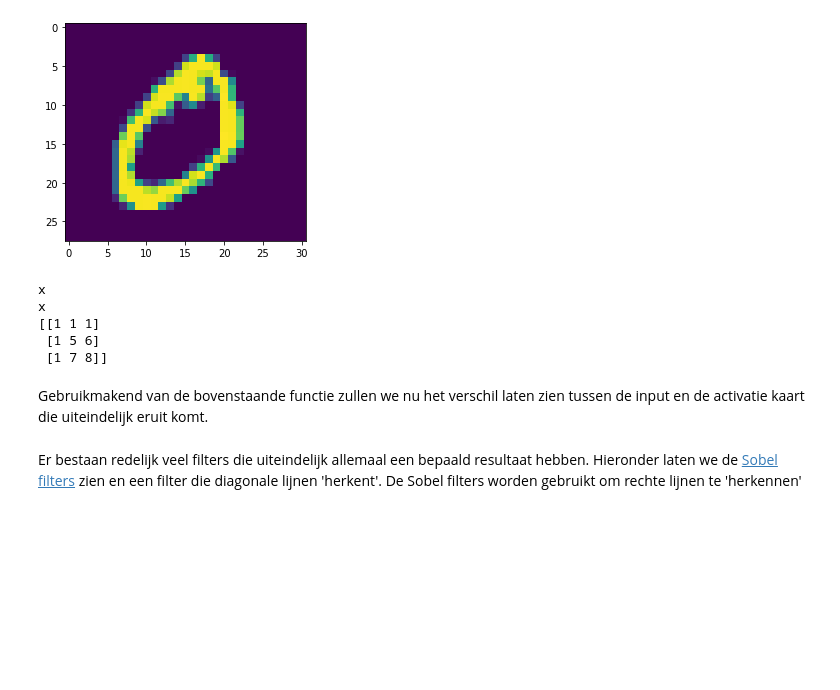
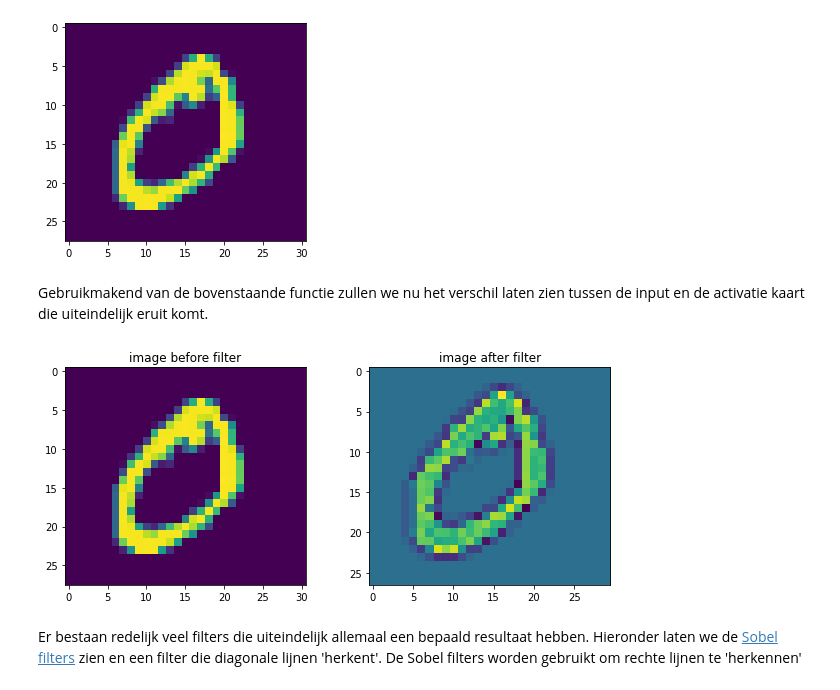
Before and after one commit to Pink-Shadow/VISN, a Jupyter notebook: Modules/module6/ML-Workshop-CNN/2-CNN-layers_explained.ipynb, the cells around one changed output. Cells and saved outputs as stored; diff of their text form; code cells hidden in the pictures; blank space fills up the shorter version.

```diff
--- a/Modules/module6/ML-Workshop-CNN/2-CNN-layers_explained.ipynb
+++ b/Modules/module6/ML-Workshop-CNN/2-CNN-layers_explained.ipynb
@@ -69,7 +70,7 @@ def convolve(image, filt):
     # hint: de output array is 2 pixels kleiner dan de originele image in de lengte en breedte
     shape = image.shape
     # output = np.array([])
-    output = np.empty( shape = (shape[0]-1, shape[1]-1) )
+    output = np.zeros( (shape[0]-1, shape[1]-1) )
 
 
 
@@ -85,70 +86,34 @@ def convolve(image, filt):
     # bereken voor iedere regio de dot product tussen de regio en de filter en schrijf de som hiervan naar de output array
     # hint: maak gebruik van slices en numpy functies
     for y in range(1, shape[1]-1):
-        print('x')
         for x in range(1, shape[0]-1):
-            print('x')
             region = image[x-1:x+2, y-1:y+2]
-            print(region)
-            output[x-1][y-1] = [
-                (
-                    (image[x-1][y-1] * filt[x-1][y-1]) # +
-                    # (image[x-1][y] * filt[x-1][y])      +
-                    # (image[x-1][y+1] * filt[x-1][y+1])  +
-                    # (image[x][y-1] * filt[x][y-1])      +
-                    # (image[x][y] * filt[x][y])          +
-                    # (image[x][y+1] * filt[x][y+1])      +
-                    # (image[x+1][y-1] * filt[x+1][y-1])  +
-                    # (image[x+1][y] * filt[x+1][y])      +
-                    # (image[x+1][y+1] * filt[x+1][y+1])
-                )
-            ]
-            print(output)
+            output[x-1, y-1] = (filt * image[x-1:x+2, y-1:y+2]).sum()
 
     # stap 4
     # return de output array
-    print(output)
-
-
-i = np.array([
-    [1,1,1,1],
-    [1,5,6,1],
-    [1,7,8,1],
-    [1,1,1,1]
-])
-
-f = np.array([
-    [1,0,1],
-    [0,1,0],
-    [1,0,1]
-])
-
-convolve(i, f)
+    return output
-# %% [output]
-x
-x
-[[1 1 1]
- [1 5 6]
- [1 7 8]]
 # %% [markdown]
 Gebruikmakend van de bovenstaande functie zullen we nu het verschil laten zien tussen de input en de activatie kaart die uiteindelijk eruit komt.
 # %%
 # the filter to be used for convolution
 u_filter = [[0, -1, 0],
             [-1, 5, -1],
             [0, -1, 0]]
 
 # print image and the output after convolution
 fig, axs = plt.subplots(1, 2, figsize=(10, 4))
 
 axs[0].imshow(image_to_filter)
 axs[0].set_title("image before filter")
 
 #TODO zet de met behulp van de eerder geschreven functie de afbeelding om tot de activatie map
-axs[1].imshow()
+axs[1].imshow(convolve(image_to_filter, u_filter))
 axs[1].set_title("image after filter")
 
 plt.show()
+# %% [output]
+[figure, added]
 # %% [markdown]
 Er bestaan redelijk veel filters die uiteindelijk allemaal een bepaald resultaat hebben. Hieronder laten we de [Sobel filters](https://en.wikipedia.org/wiki/Sobel_operator) zien en een filter die diagonale lijnen 'herkent'. De Sobel filters worden gebruikt om rechte lijnen te 'herkennen'
 # %%
```
Also changed, not shown: parts of 12 cells of this notebook, 1 other file.
